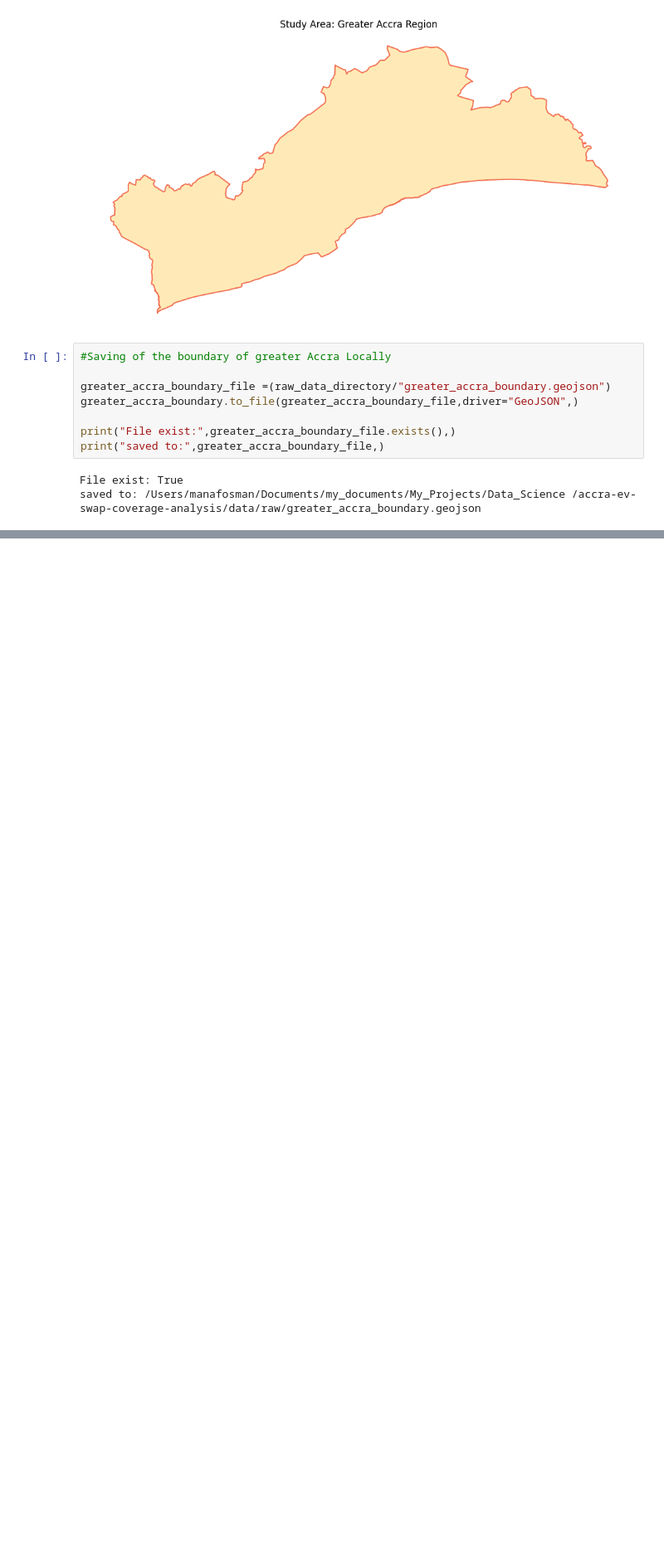
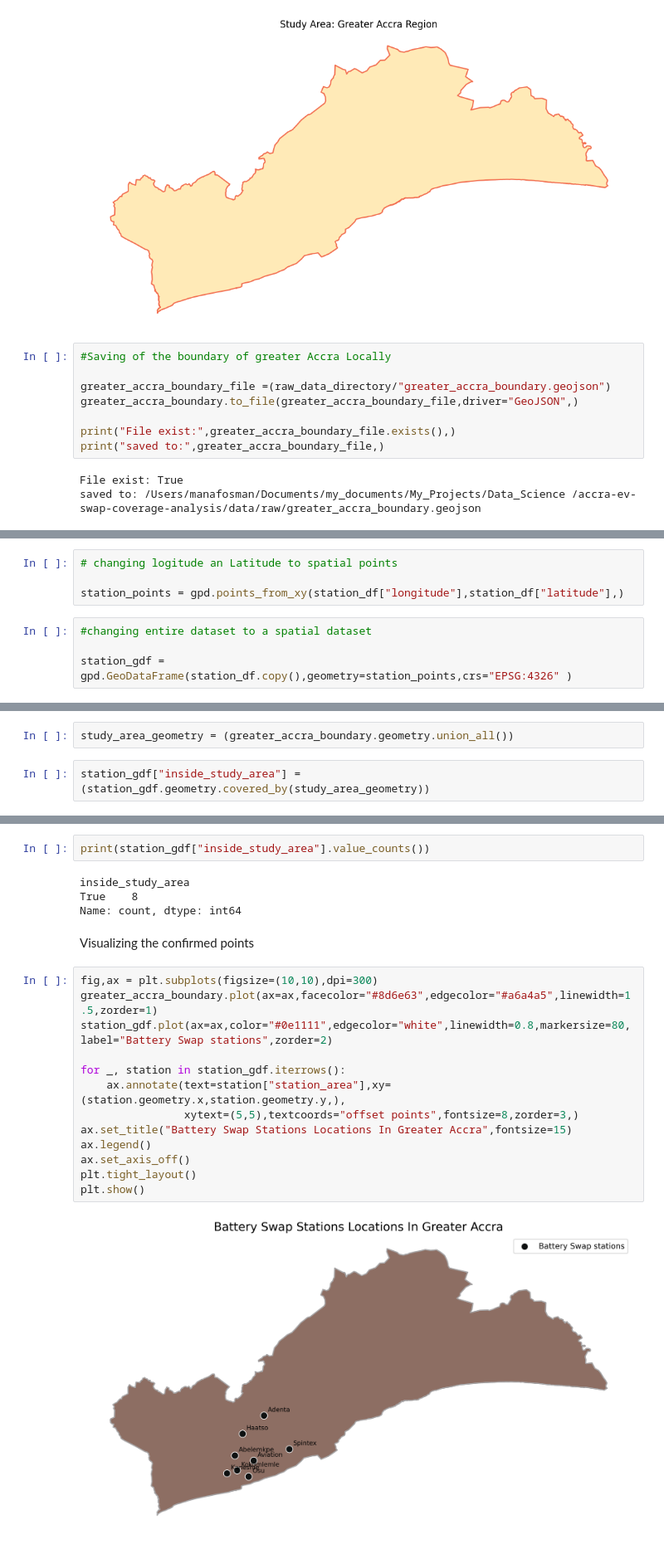
Before and after one commit to manafosman-dev/accra_ev_swap_coverage_analysis, a Jupyter notebook: notebooks/01_boundary_and_station_data.ipynb, the cells around one changed output, grey strips where cells are left out. Shown at 83% size. Saved outputs shown, nothing was run; the diff lists cells and outputs as text; blank space fills up the shorter version.

```diff
--- a/notebooks/01_boundary_and_station_data.ipynb
+++ b/notebooks/01_boundary_and_station_data.ipynb
@@ -83,0 +108,8 @@ saved to: /Users/manafosman/Documents/my_documents/My_Projects/Data_Science /acc
+# %%
+# changing logitude an Latitude to spatial points
+
+station_points = gpd.points_from_xy(station_df["longitude"],station_df["latitude"],)
+# %%
+#changing entire dataset to a spatial dataset
+
+station_gdf = gpd.GeoDataFrame(station_df.copy(),geometry=station_points,crs="EPSG:4326" )
@@ -83,0 +143,4 @@ saved to: /Users/manafosman/Documents/my_documents/My_Projects/Data_Science /acc
+# %%
+study_area_geometry = (greater_accra_boundary.geometry.union_all())
+# %%
+station_gdf["inside_study_area"] = (station_gdf.geometry.covered_by(study_area_geometry))
@@ -83,0 +159,23 @@ saved to: /Users/manafosman/Documents/my_documents/My_Projects/Data_Science /acc
+# %%
+print(station_gdf["inside_study_area"].value_counts())
+# %% [output]
+inside_study_area
+True    8
+Name: count, dtype: int64
+# %% [markdown]
+Visualizing the confirmed points
+# %%
+fig,ax = plt.subplots(figsize=(10,10),dpi=300)
+greater_accra_boundary.plot(ax=ax,facecolor="#8d6e63",edgecolor="#a6a4a5",linewidth=1.5,zorder=1)
+station_gdf.plot(ax=ax,color="#0e1111",edgecolor="white",linewidth=0.8,markersize=80,label="Battery Swap stations",zorder=2)
+
+for _, station in station_gdf.iterrows():
+    ax.annotate(text=station["station_area"],xy=(station.geometry.x,station.geometry.y,),
+                xytext=(5,5),textcoords="offset points",fontsize=8,zorder=3,)
+ax.set_title("Battery Swap Stations Locations In Greater Accra",fontsize=15)
+ax.legend()
+ax.set_axis_off()
+plt.tight_layout()
+plt.show()
+# %% [output]
+[figure, added]
```
Also changed, not shown: parts of 13 cells of this notebook, 1 other file.
